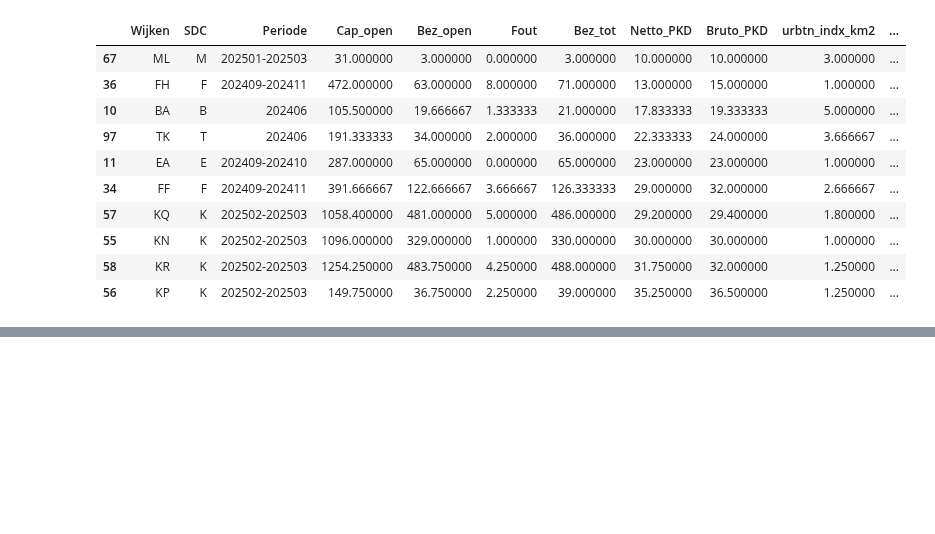
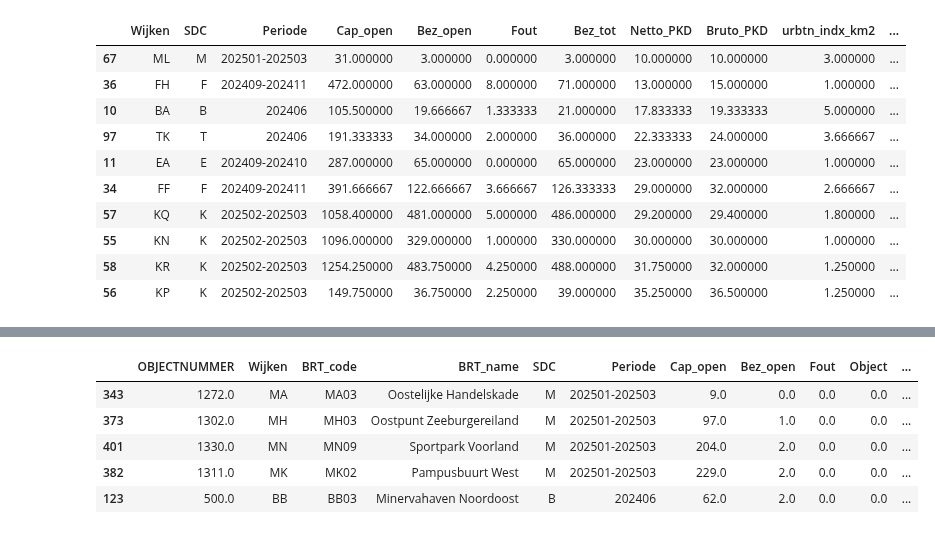
Before and after one commit to bram-villanueva/paper_project, a Jupyter notebook: park_prs_and_green.ipynb, the cells around one changed output, grey strips where cells are left out. Cells and saved outputs as stored; diff of their text form; code cells hidden in the pictures; blank space fills up the shorter version.

Commit message:
selection based on parking pressure database only

```diff
--- a/park_prs_and_green.ipynb
+++ b/park_prs_and_green.ipynb
@@ -379,0 +391,12 @@ gpdf03mp_avg1.head(10)
+# %%
+#in case we select the buurt out of only the parking pressure database
+#bottom results
+gpdf01_2d = gpdf01_2.sort_values(by=['Netto_PKD'], ascending=[True])
+gpdf01_2d.head()
+# %% [output]
+|  | OBJECTNUMMER | Wijken | BRT_code | BRT_name | SDC | Periode | Cap_open | Bez_open | Fout | Object | ... |
+| 343 | 1272.0 | MA | MA03 | Oostelijke Handelskade | M | 202501-202503 | 9.0 | 0.0 | 0.0 | 0.0 | ... |
+| 373 | 1302.0 | MH | MH03 | Oostpunt Zeeburgereiland | M | 202501-202503 | 97.0 | 1.0 | 0.0 | 0.0 | ... |
+| 401 | 1330.0 | MN | MN09 | Sportpark Voorland | M | 202501-202503 | 204.0 | 2.0 | 0.0 | 0.0 | ... |
+| 382 | 1311.0 | MK | MK02 | Pampusbuurt West | M | 202501-202503 | 229.0 | 2.0 | 0.0 | 0.0 | ... |
+| 123 | 500.0 | BB | BB03 | Minervahaven Noordoost | B | 202406 | 62.0 | 2.0 | 0.0 | 0.0 | ... |
```
Also changed, not shown: parts of 1 cell of this notebook.
